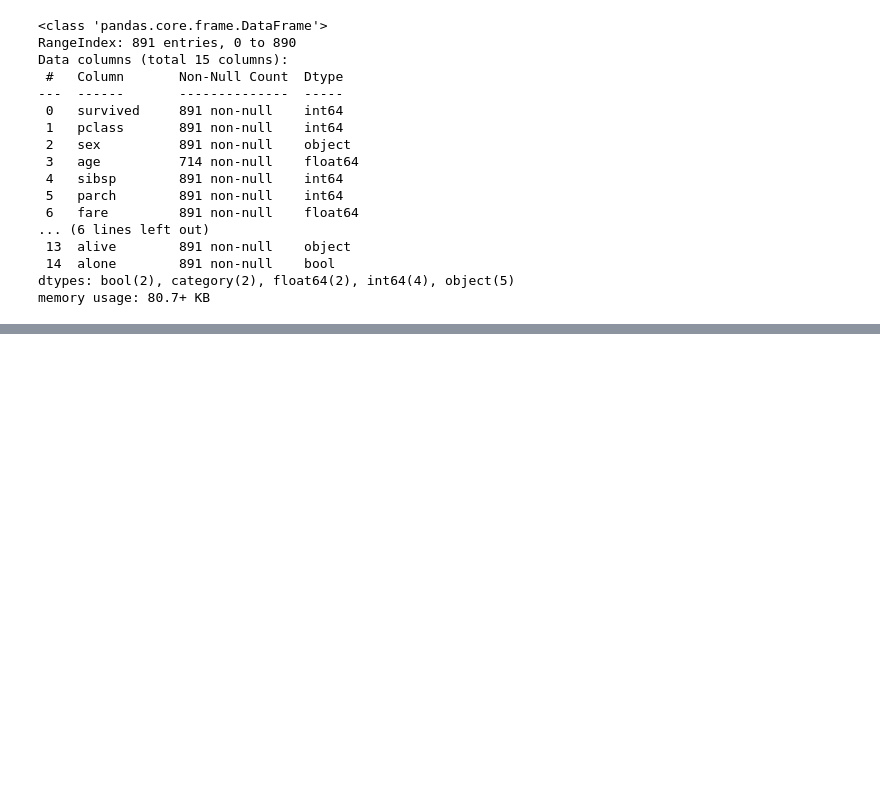
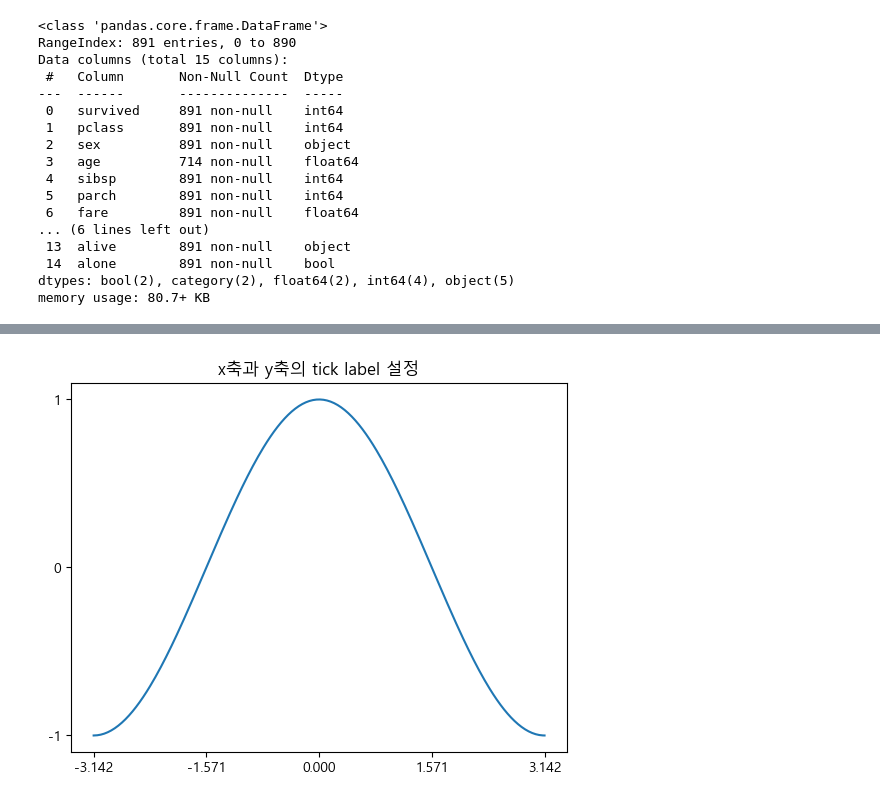
Before and after one commit to Mu-jun/python_ML_lib, a Jupyter notebook: Matplotlib.ipynb, the cells around one changed output, grey strips where cells are left out. Drawn from its saved outputs; the diff is of its cells as text; code cells hidden in the pictures; blank space fills up the shorter version.

```diff
--- a/Matplotlib.ipynb
+++ b/Matplotlib.ipynb
@@ -619,0 +620,24 @@ Text(0.5, 1.0, 'Swarm Plot')
+# %%
+# %load hangul.py
+#!/usr/bin/env python
+
+# In[ ]:
+
+
+import matplotlib.pyplot as plt
+# 한글 폰트 오류 해결
+from matplotlib import rc
+
+rc('font', family='Malgun Gothic') #Mac은 'AppleGothic'
+# '-'코드로 인식안함
+plt.rcParams['axes.unicode_minus'] = False
+# %%
+X = np.linspace(-np.pi, np.pi, 256)
+C = np.cos(X)
+plt.title("x축과 y축의 tick label 설정")
+plt.plot(X, C)
+plt.xticks([-np.pi, -np.pi / 2, 0, np.pi / 2, np.pi])  # x축 틱 설정
+plt.yticks([-1, 0, +1])  # y축 틱 설정
+plt.show()
+# %% [output]
+[figure, added]
```
Also changed, not shown: parts of 6 cells of this notebook, 1 other file.
